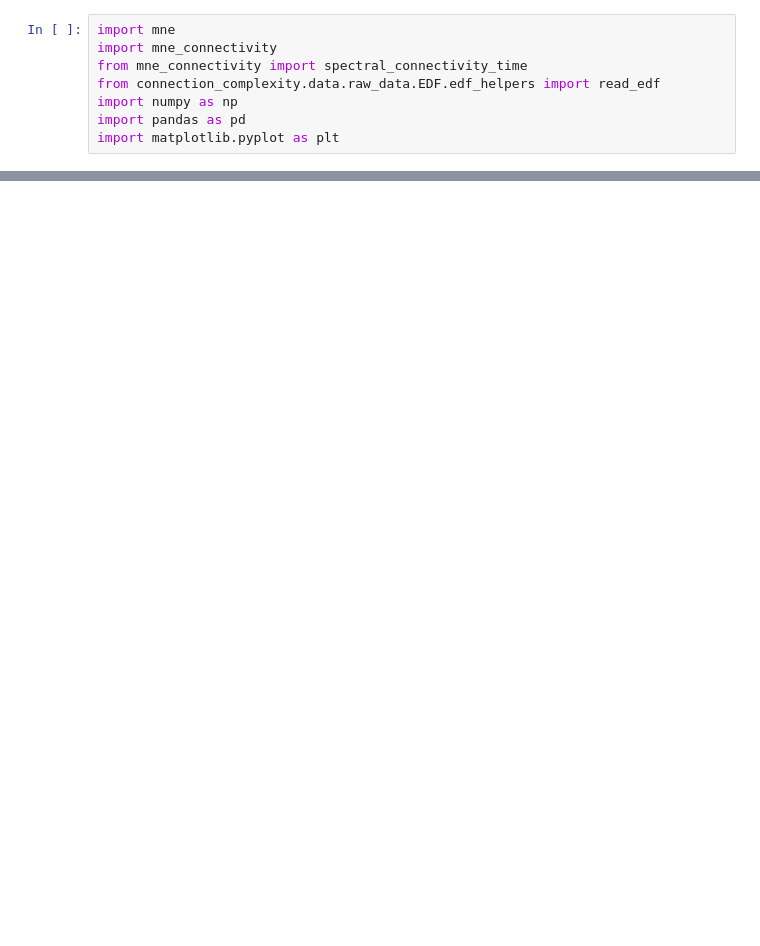
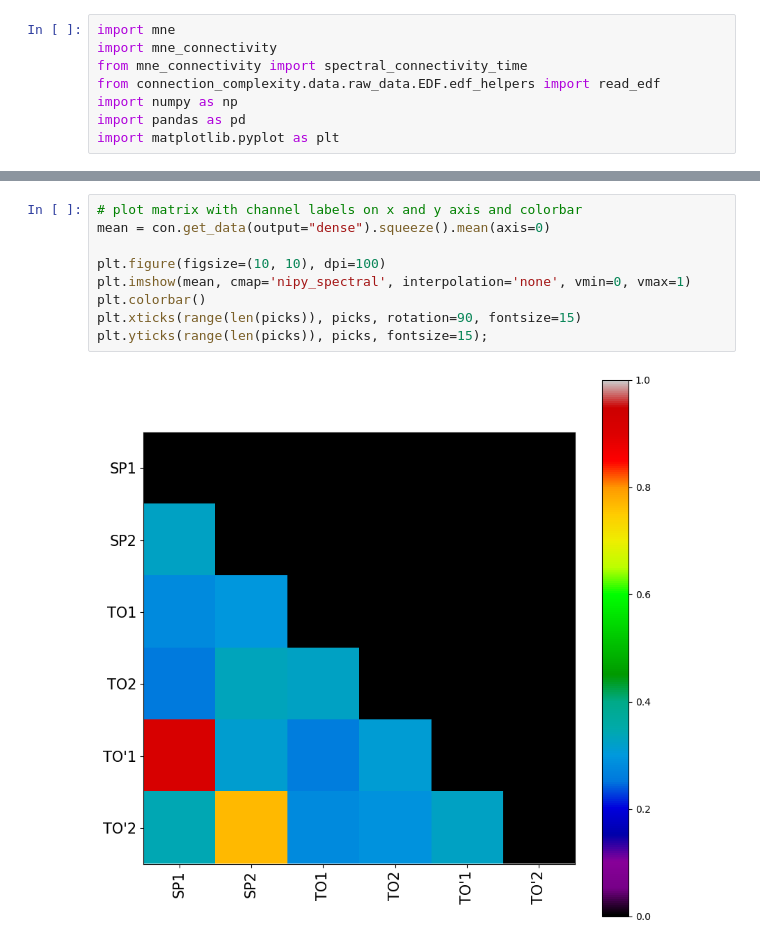
Before and after one commit to wendeldr/spacetimeformer, a Jupyter notebook: connect_test.ipynb, the cells around one changed output, grey strips where cells are left out. Saved outputs shown, nothing was run; the diff lists cells and outputs as text; blank space fills up the shorter version.

```diff
--- a/connect_test.ipynb
+++ b/connect_test.ipynb
@@ -117,0 +110,11 @@ Using ProgressBar with tqdm.auto
+# %%
+# plot matrix with channel labels on x and y axis and colorbar
+mean = con.get_data(output="dense").squeeze().mean(axis=0)
+
+plt.figure(figsize=(10, 10), dpi=100)
+plt.imshow(mean, cmap='nipy_spectral', interpolation='none', vmin=0, vmax=1)
+plt.colorbar()
+plt.xticks(range(len(picks)), picks, rotation=90, fontsize=15)
+plt.yticks(range(len(picks)), picks, fontsize=15);
+# %% [output]
+[figure, added]
```
Also changed, not shown: parts of 20 cells of this notebook, 13 other files.
